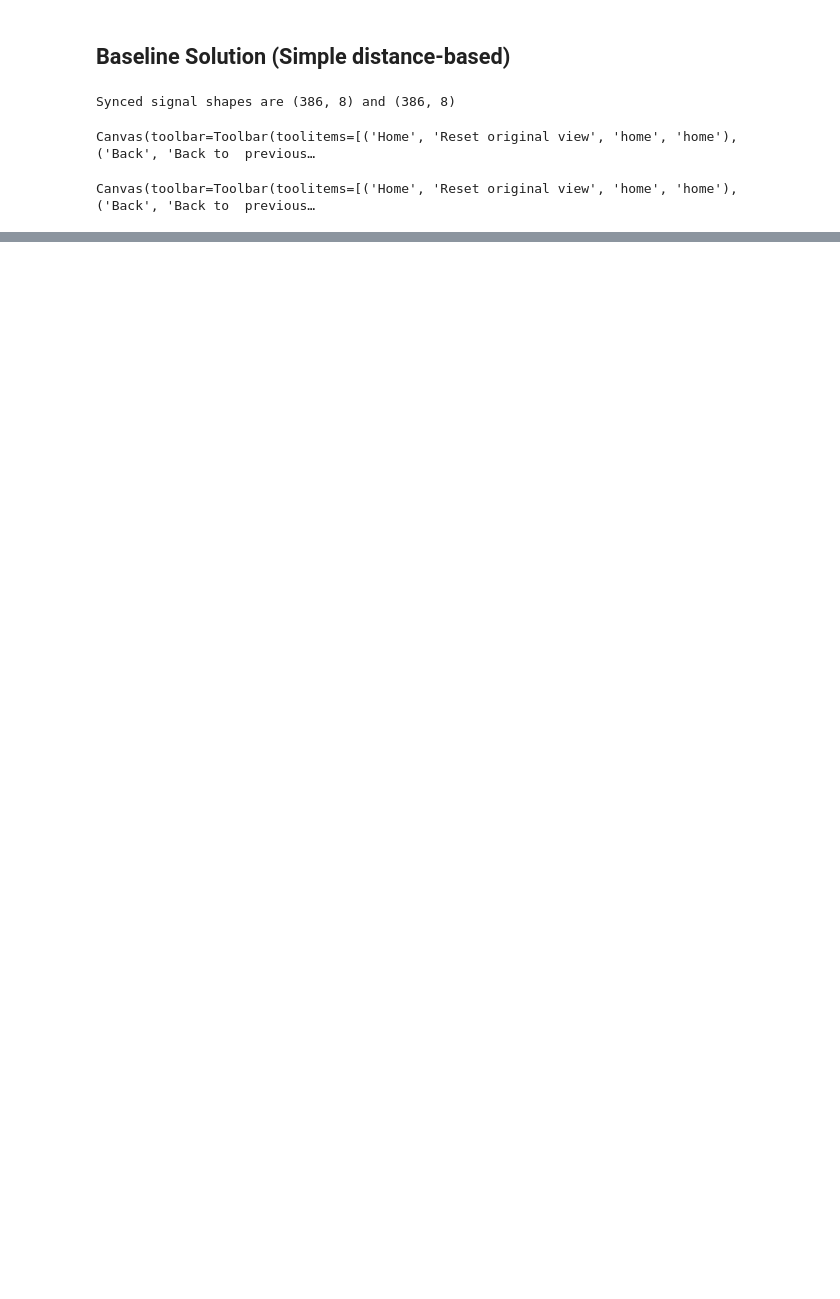
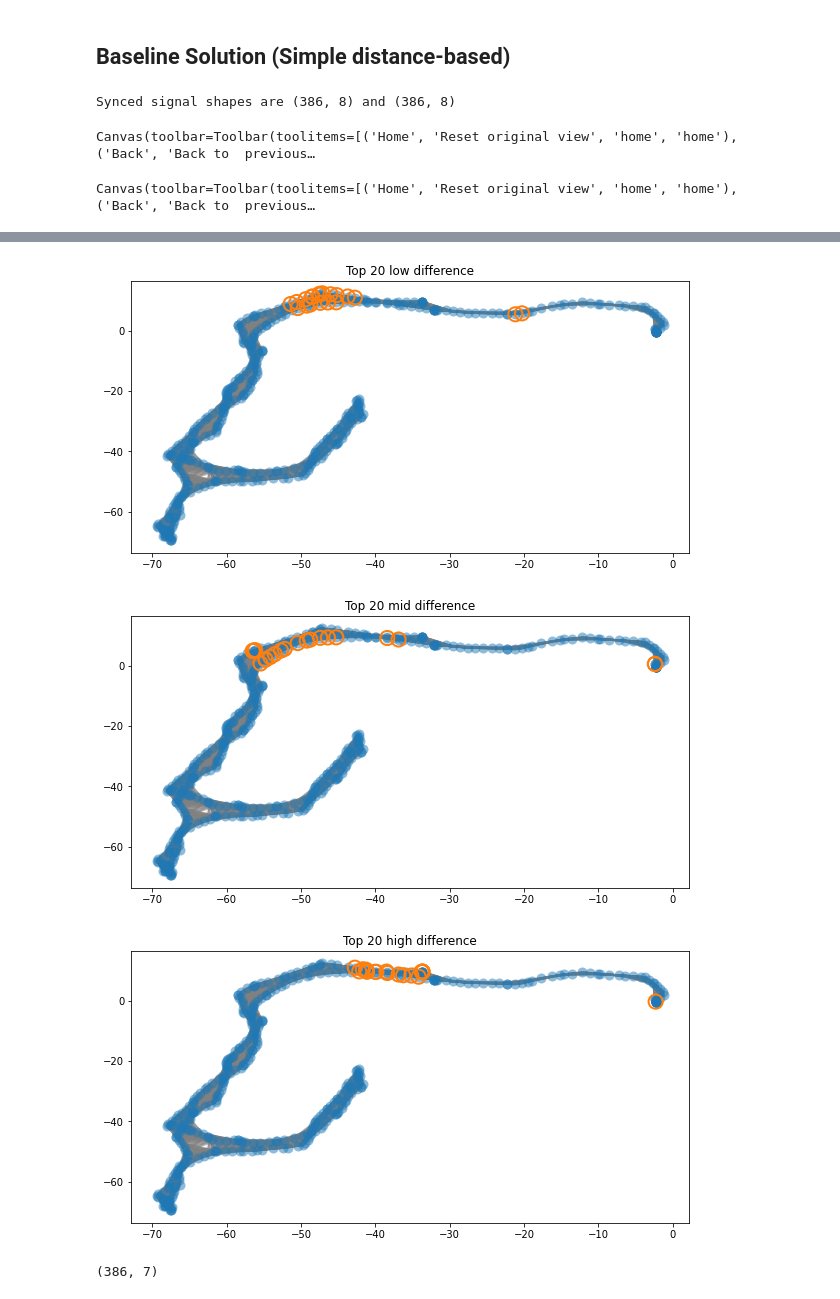
Before and after one commit to ethz-asl/fgsp, a Jupyter notebook: bin/GraphSignatures.ipynb, the cells around one changed output, grey strips where cells are left out. Cells and saved outputs as stored; diff of their text form; code cells hidden in the pictures; blank space fills up the shorter version.

```diff
--- a/bin/GraphSignatures.ipynb
+++ b/bin/GraphSignatures.ipynb
@@ -399,0 +435,22 @@ partitioned noedes [0, 5, 15, 25, 35, 45, 55, 65, 75, 85]
+# %%
+top_n = 20
+
+ind = np.unravel_index(np.argsort(difference_low, axis=None), difference_low.shape)
+peaks = ind[0][-top_n:][::-1]
+_ = global_graph_per_dataset[0].G.plot(title=f'Top {top_n} low difference', highlight=peaks)
+
+ind = np.unravel_index(np.argsort(difference_mid, axis=None), difference_mid.shape)
+peaks = ind[0][-top_n:][::-1]
+_ = global_graph_per_dataset[0].G.plot(title=f'Top {top_n} mid difference', highlight=peaks)
+
+ind = np.unravel_index(np.argsort(difference_high, axis=None), difference_high.shape)
+peaks = ind[0][-top_n:][::-1]
+_ = global_graph_per_dataset[0].G.plot(title=f'Top {top_n} high difference', highlight=peaks)
+# %% [output]
+[figure, added]
+[figure, added]
+[figure, added]
+# %%
+np.mean(W_est, axis=2).shape
+# %% [output]
+(386, 7)
```
Also changed, not shown: parts of 16 cells of this notebook, 4 other files.
